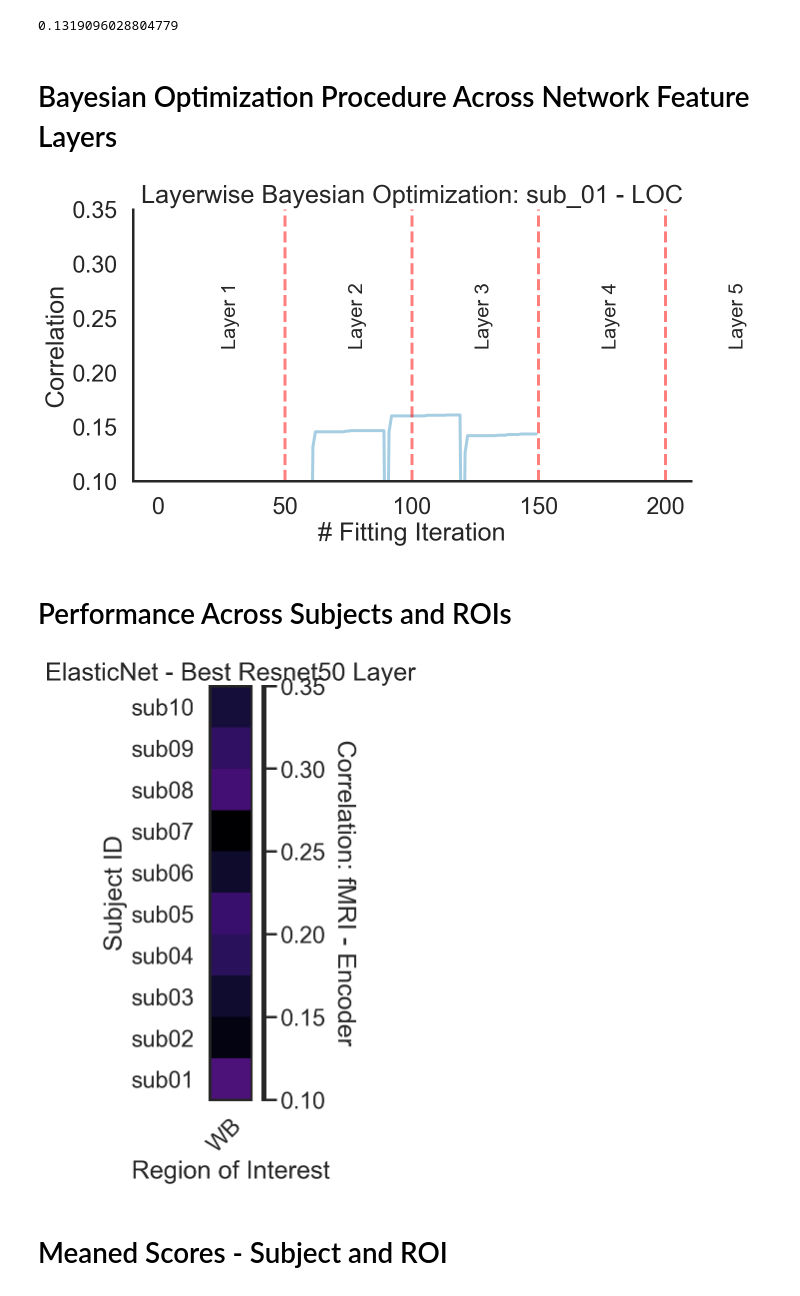
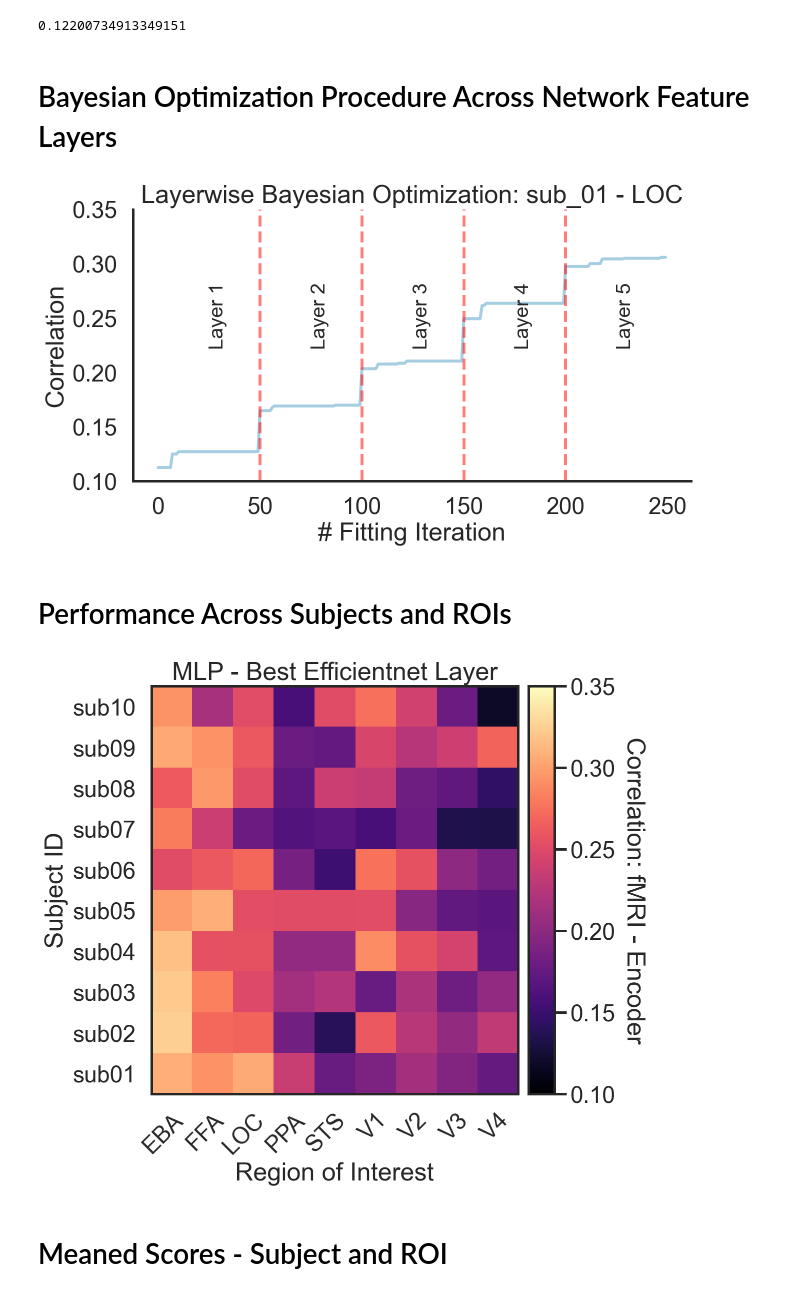
Before and after one commit to RobertTLange/algonauts-2021, a Jupyter notebook: notebooks/inspect_experiments.ipynb, the cells around one changed output. Saved outputs shown, nothing was run; the diff lists cells and outputs as text; code cells hidden in the pictures.

```diff
--- a/notebooks/inspect_experiments.ipynb
+++ b/notebooks/inspect_experiments.ipynb
@@ -21,24 +21,33 @@ num_bo_iters = 50
 num_layers = 5
 # %%
 #experiment_dir = "../experiments/roi/elastic_resnet50_bo_50"
-experiment_dir = "../experiments/wb/elastic_resnet50_bo_15"
+#experiment_dir = "../experiments/wb/elastic_resnet50_bo_15"
+
+#experiment_dir = "../experiments/roi/elastic_efficientnet_b3_bo_50"
+#experiment_dir = "../experiments/wb/elastic_efficientnet_b3_bo_50"
+
+#experiment_dir = "../experiments/roi/elastic_resnext50_32x4d_bo_50"
+#experiment_dir = "../experiments/wb/elastic_resnext50_32x4d_bo_50"
+
+#experiment_dir = "../data/experiments/roi/mlp_efficientnet_b3_bo_50"
+experiment_dir = "../data/experiments/wb/mlp_efficientnet_b3_bo_30"
 meta_log, hyper_log = load_result_logs(experiment_dir)
 # %%
 hyper_log.best_bo_score.mean()
 # %% [output]
-0.1319096028804779
+0.12200734913349151
 # %% [markdown]
 # Bayesian Optimization Procedure Across Network Feature Layers
 # %%
 plot_bo_scores(meta_log, "b_1_eval_0", subject_id="sub_01", roi_type="LOC", num_bo_per_layer=num_bo_iters, num_layers=num_layers)
 # %% [output]
-[figure, old version]
+[figure, new version]
 # %% [markdown]
 # Performance Across Subjects and ROIs
 # %%
-plot_roi_subject_grid(hyper_log, title="ElasticNet - Best Resnet50 Layer")
+plot_roi_subject_grid(hyper_log, title="MLP - Best Efficientnet Layer")
 # %% [output]
-[figure, old version]
+[figure, new version]
 # %% [markdown]
 # Meaned Scores - Subject and ROI
 # %%
```
Also changed, not shown: parts of 2 cells of this notebook, 7 other files.
